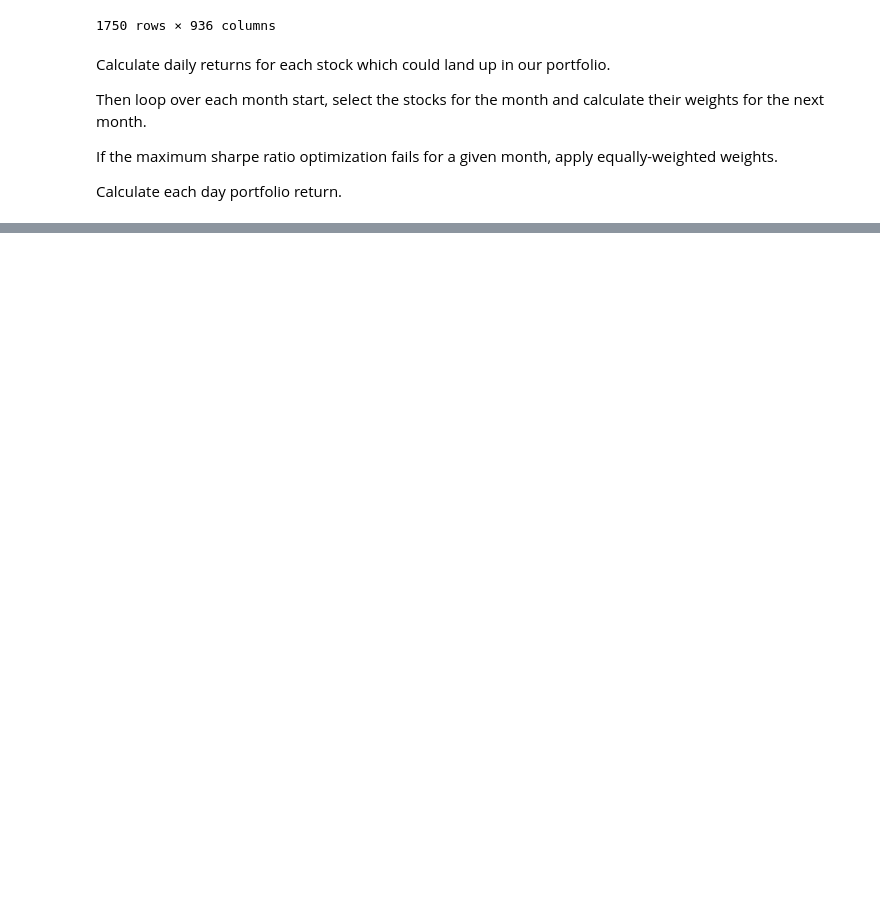
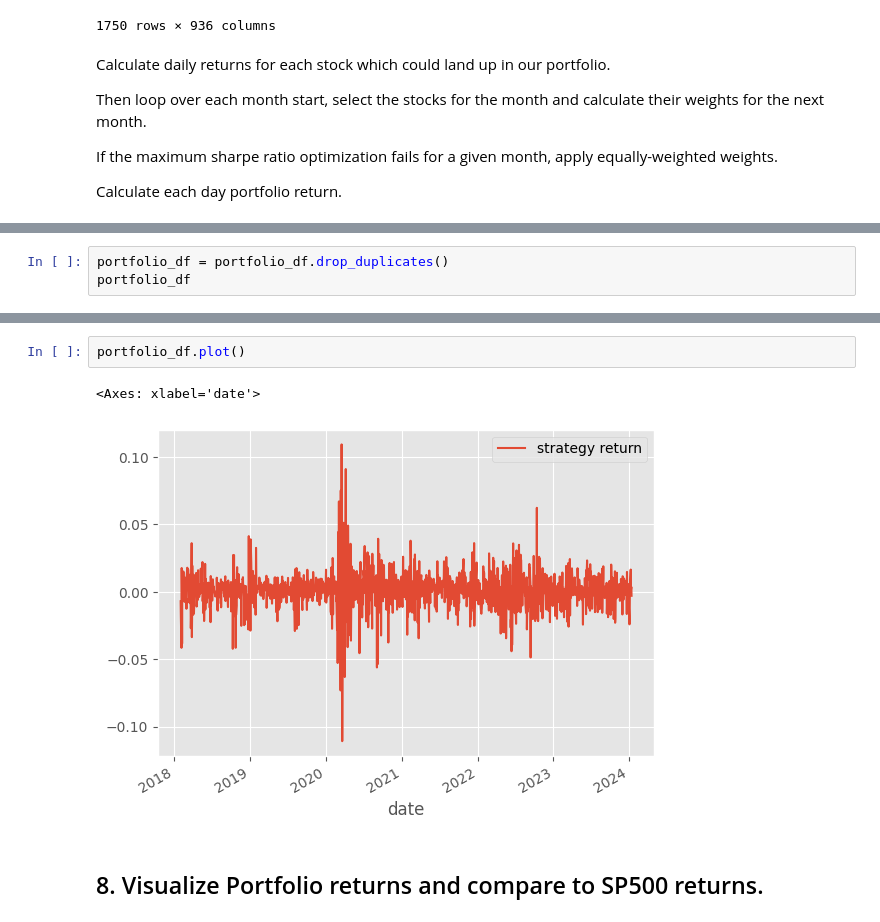
Before and after one commit to phytal/algorithmic-trading-python, a Jupyter notebook: unsupervised_learning.ipynb, the cells around one changed output, grey strips where cells are left out. Saved outputs shown, nothing was run; the diff lists cells and outputs as text; blank space fills up the shorter version.

Commit message:
finished sharpe ratio optimization and visualized portfolio returns

```diff
--- a/unsupervised_learning.ipynb
+++ b/unsupervised_learning.ipynb
@@ -718,0 +745,3 @@ OptimizationError: ('Please check your objectives/constraints or use a different
+# %%
+portfolio_df = portfolio_df.drop_duplicates()
+portfolio_df
@@ -718,0 +763,7 @@ OptimizationError: ('Please check your objectives/constraints or use a different
+# %%
+portfolio_df.plot()
+# %% [output]
+<Axes: xlabel='date'>
+[figure, added]
+# %% [markdown]
+## 8. Visualize Portfolio returns and compare to SP500 returns.
```
Also changed, not shown: parts of 28 cells of this notebook, 1 other file.
